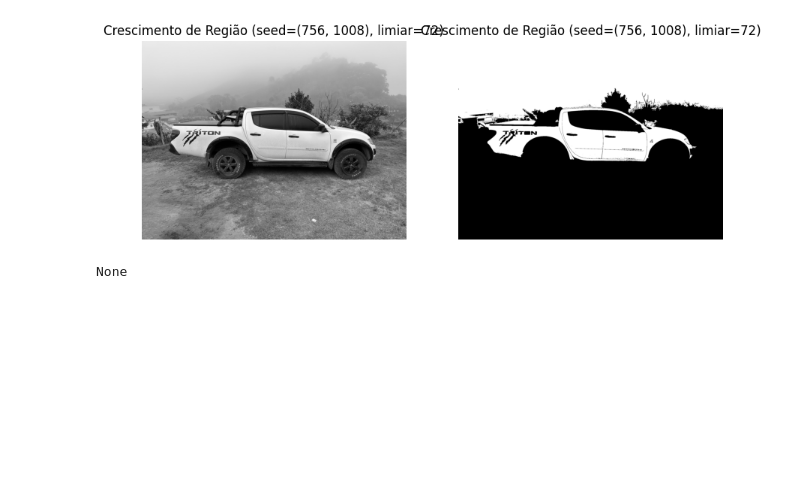
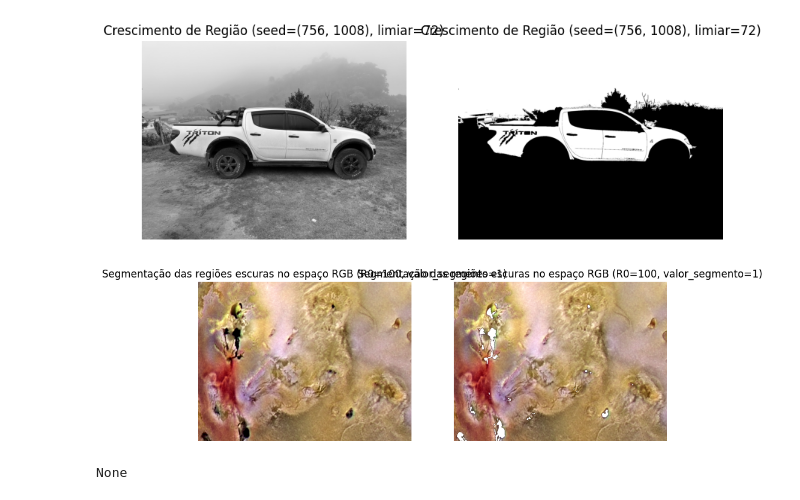
Before and after one commit to laerteluizf/Proc_Imagens_2025_2, a Jupyter notebook: proc_imagens_tarefa_final.ipynb, the cells around one changed output. Cells and saved outputs as stored; diff of their text form; code cells hidden in the pictures; blank space fills up the shorter version.

```diff
--- a/proc_imagens_tarefa_final.ipynb
+++ b/proc_imagens_tarefa_final.ipynb
@@ -500,3 +539,19 @@ mostrar_2(resized_img, legenda, regiao, legenda)
+# %%
+caminho_imgagem = '/content/drive/MyDrive/Proc de Imagens 2025 2/Imagem Color/6-28.TIF'
+
+imagem_ori = cv2.imread(caminho_imgagem, cv2.IMREAD_COLOR)
+img_rgb = cv2.cvtColor(imagem_ori, cv2.COLOR_BGR2RGB)
+
+legenda = "Imagem Original"
+
+R0 = 100
+valor_segmento = 1
+
+regiao, legenda = segmentar_regioes_escuras(img_rgb, R0, valor_segmento)
+
+mostrar_2(img_rgb, legenda, regiao, legenda)
+# %% [output]
+[figure, added]
 # %%
 print(imagem_com_ruido)
 # %% [output]
```
Also changed, not shown: parts of 1 cell of this notebook.
